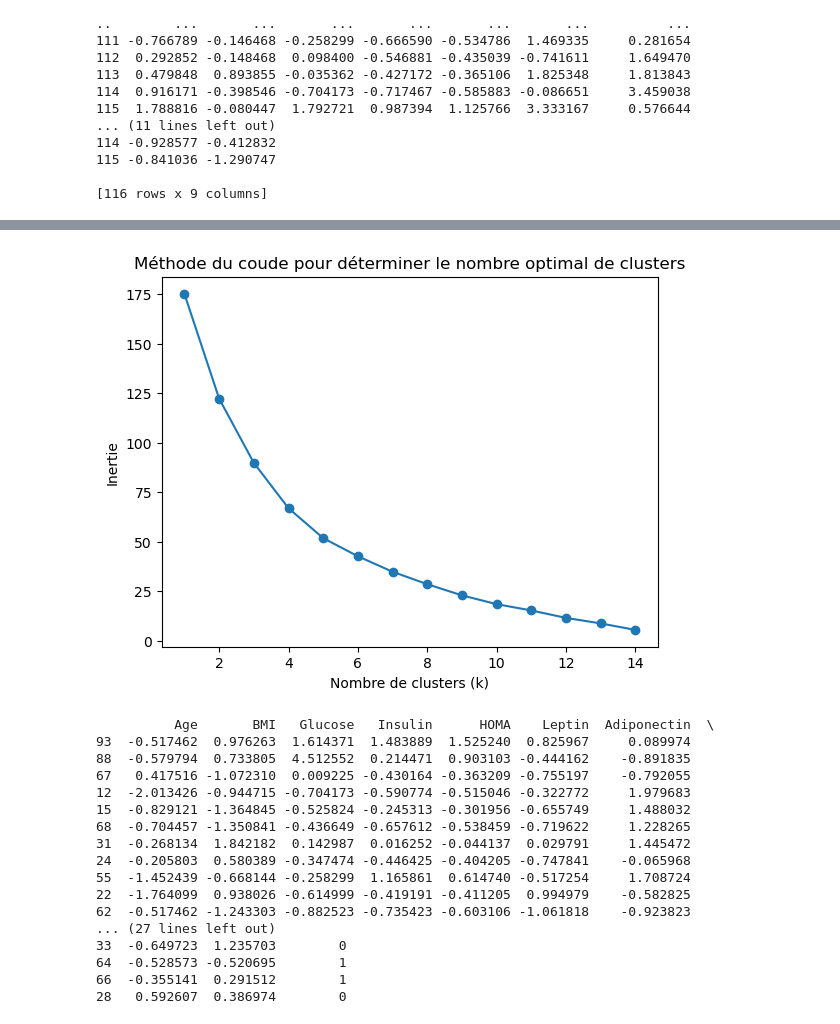
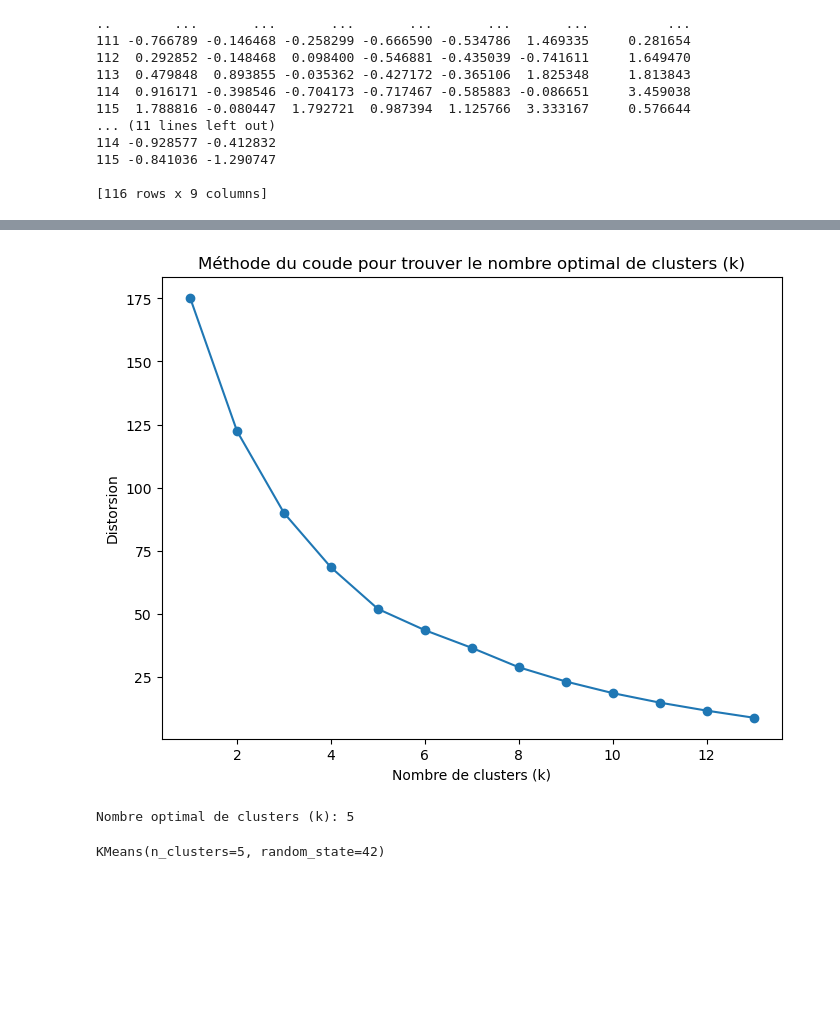
Before and after one commit to moussahassana/datascince-groupe6, a Jupyter notebook: TP groupe 6 K-MEANS.ipynb, the cells around one changed output, grey strips where cells are left out. Saved outputs shown, nothing was run; the diff lists cells and outputs as text; code cells hidden in the pictures; blank space fills up the shorter version.

```diff
--- a/TP groupe 6 K-MEANS.ipynb
+++ b/TP groupe 6 K-MEANS.ipynb
@@ -132,49 +152,34 @@ Taille de l'ensemble de test : 20
 # %%
 # Utiliser la méthode du coude pour trouver le nombre optimal de clusters (k)
 distortions = []
-for k in range(1, 11):
+for k in range(1, 14):
     kmeans = KMeans(n_clusters=k, random_state=42)
     kmeans.fit(train_data)
     distortions.append(kmeans.inertia_)
 
 # Afficher la courbe elbow
 plt.figure(figsize=(8, 6))
-plt.plot(range(1, 11), distortions, marker='o')
+plt.plot(range(1, 14), distortions, marker='o')
 plt.title('Méthode du coude pour trouver le nombre optimal de clusters (k)')
 plt.xlabel('Nombre de clusters (k)')
 plt.ylabel('Distorsion')
 plt.show()
 
 # Utiliser le KneeLocator pour trouver le nombre optimal de clusters (k)
-kneedle = KneeLocator(range(1, 11), distortions, curve='convex', direction='decreasing')
+kneedle = KneeLocator(range(1, 14), distortions, curve='convex', direction='decreasing')
 optimal_k = kneedle.elbow
 
 print("Nombre optimal de clusters (k):", optimal_k)
 # %% [output]
-[figure, old version]
+[figure, new version]
+Nombre optimal de clusters (k): 5
 # %%
 # Utiliser le nombre optimal de clusters pour entraîner le modèle K-Means
 k_optimal = optimal_k
 kmeans = KMeans(n_clusters=k_optimal, random_state=42)
 kmeans.fit(train_data)
 # %% [output]
-          Age       BMI   Glucose   Insulin      HOMA    Leptin  Adiponectin  \
-93  -0.517462  0.976263  1.614371  1.483889  1.525240  0.825967     0.089974
-88  -0.579794  0.733805  4.512552  0.214471  0.903103 -0.444162    -0.891835
-67   0.417516 -1.072310  0.009225 -0.430164 -0.363209 -0.755197    -0.792055
-12  -2.013426 -0.944715 -0.704173 -0.590774 -0.515046 -0.322772     1.979683
-15  -0.829121 -1.364845 -0.525824 -0.245313 -0.301956 -0.655749     1.488032
-68  -0.704457 -1.350841 -0.436649 -0.657612 -0.538459 -0.719622     1.228265
-31  -0.268134  1.842182  0.142987  0.016252 -0.044137  0.029791     1.445472
-24  -0.205803  0.580389 -0.347474 -0.446425 -0.404205 -0.747841    -0.065968
-55  -1.452439 -0.668144 -0.258299  1.165861  0.614740 -0.517254     1.708724
-22  -1.764099  0.938026 -0.614999 -0.419191 -0.411205  0.994979    -0.582825
-62  -0.517462 -1.243303 -0.882523 -0.735423 -0.603106 -1.061818    -0.923823
-... (27 lines left out)
-33  -0.649723  1.235703        0
-64  -0.528573 -0.520695        1
-66  -0.355141  0.291512        1
-28   0.592607  0.386974        0
+KMeans(n_clusters=5, random_state=42)
 # %%
 # Ajouter les étiquettes de cluster à l'ensemble d'entraînement
 train_data['Cluster'] = kmeans.labels_
```
Also changed, not shown: parts of 8 cells of this notebook, 2 other files.
